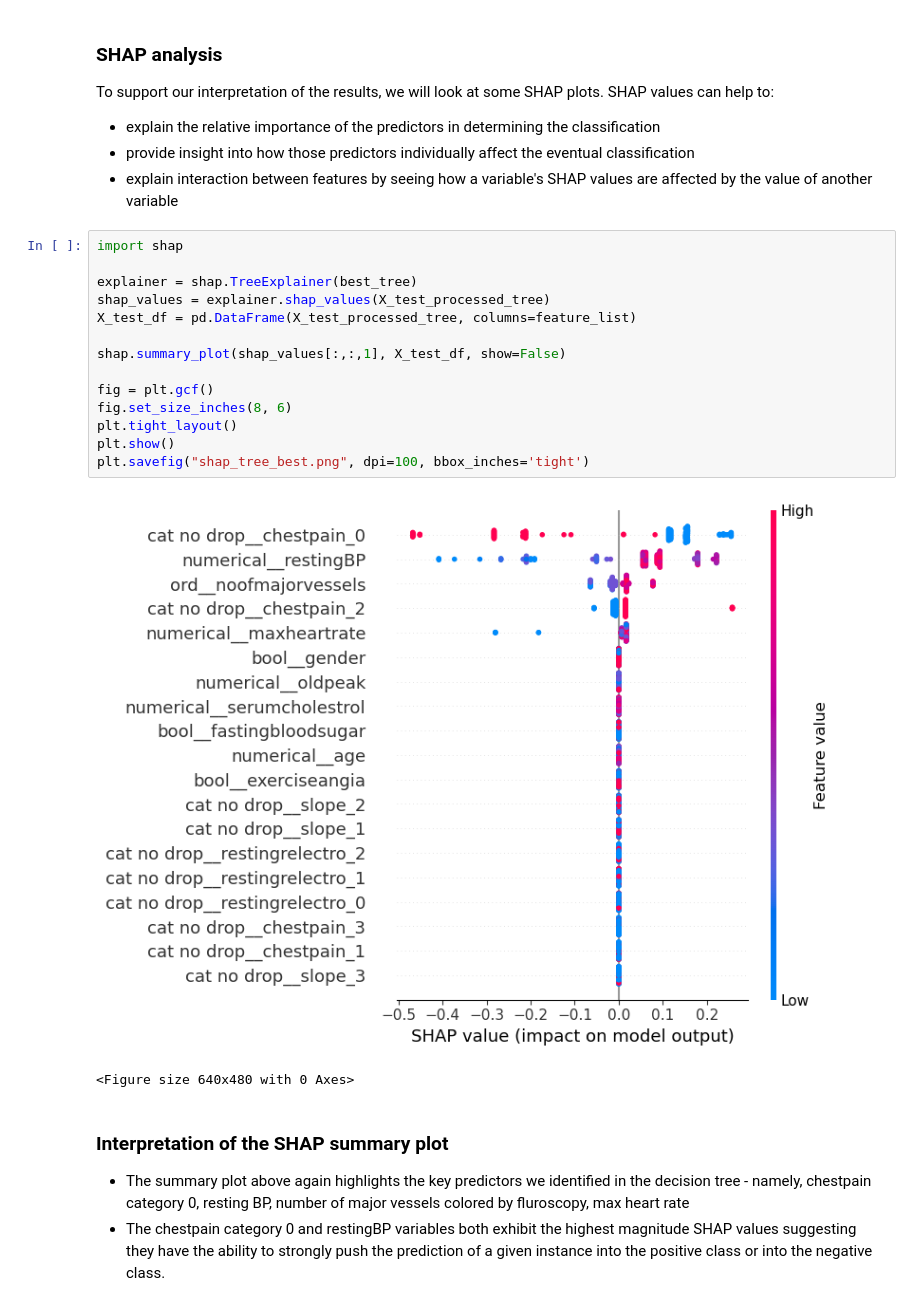
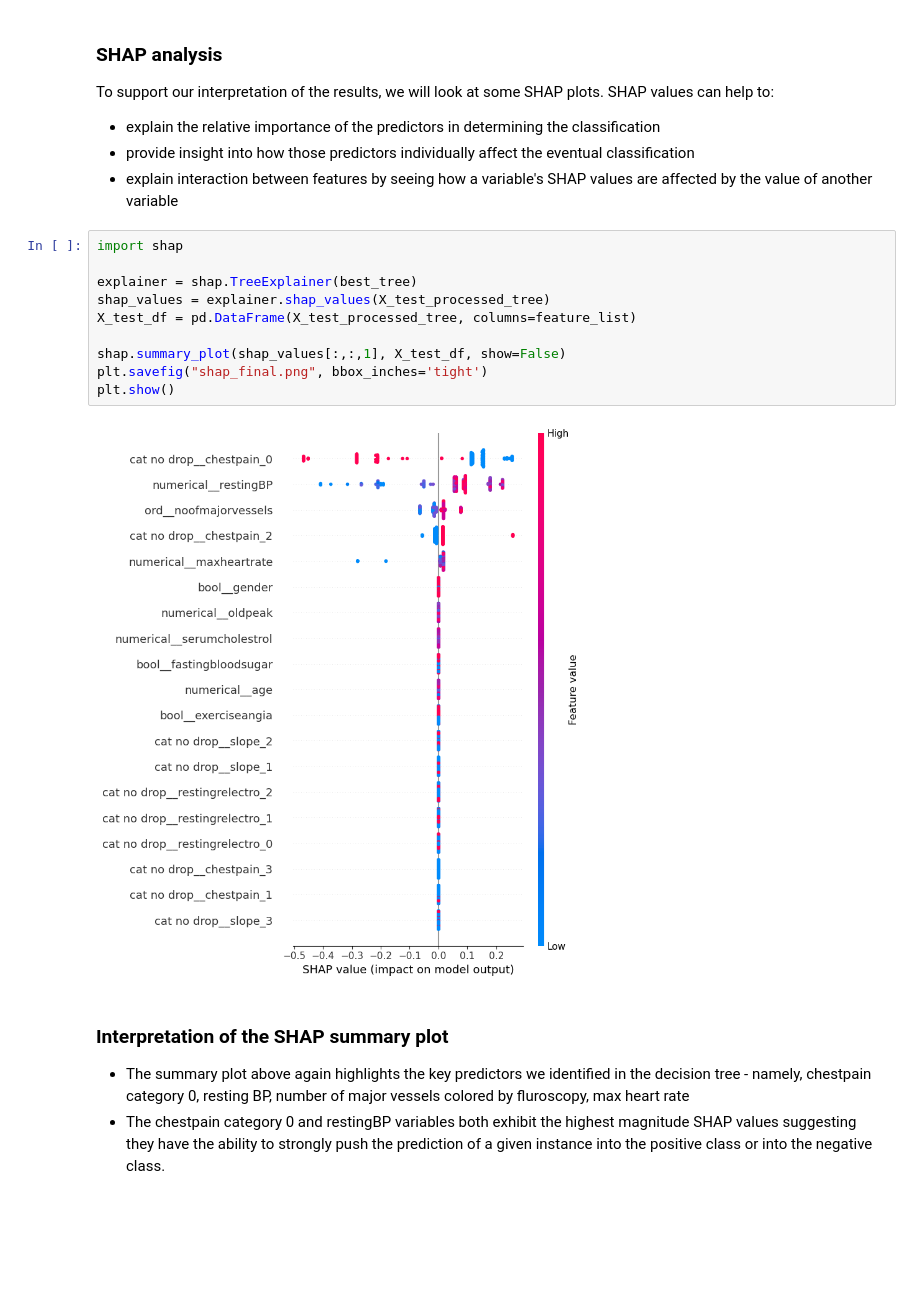
Before and after one commit to hemaduvvury/predictingcardiovasculardisease, a Jupyter notebook: Cardiovascular final.ipynb, the cells around one changed output. Saved outputs shown, nothing was run; the diff lists cells and outputs as text; blank space fills up the shorter version.

```diff
--- a/Cardiovascular final.ipynb
+++ b/Cardiovascular final.ipynb
@@ -768,20 +770,15 @@ To support our interpretation of the results, we will look at some SHAP plots.
 # %%
 import shap
 
 explainer = shap.TreeExplainer(best_tree)
 shap_values = explainer.shap_values(X_test_processed_tree)
 X_test_df = pd.DataFrame(X_test_processed_tree, columns=feature_list)
 
 shap.summary_plot(shap_values[:,:,1], X_test_df, show=False)
-
-fig = plt.gcf()
-fig.set_size_inches(8, 6)
-plt.tight_layout()
+plt.savefig("shap_final.png", bbox_inches='tight')
 plt.show()
-plt.savefig("shap_tree_best.png", dpi=100, bbox_inches='tight')
 # %% [output]
-[figure, old version]
+[figure, new version]
-<Figure size 640x480 with 0 Axes>
 # %% [markdown]
 ### Interpretation of the SHAP summary plot
 
```
Also changed, not shown: parts of 9 cells of this notebook.
